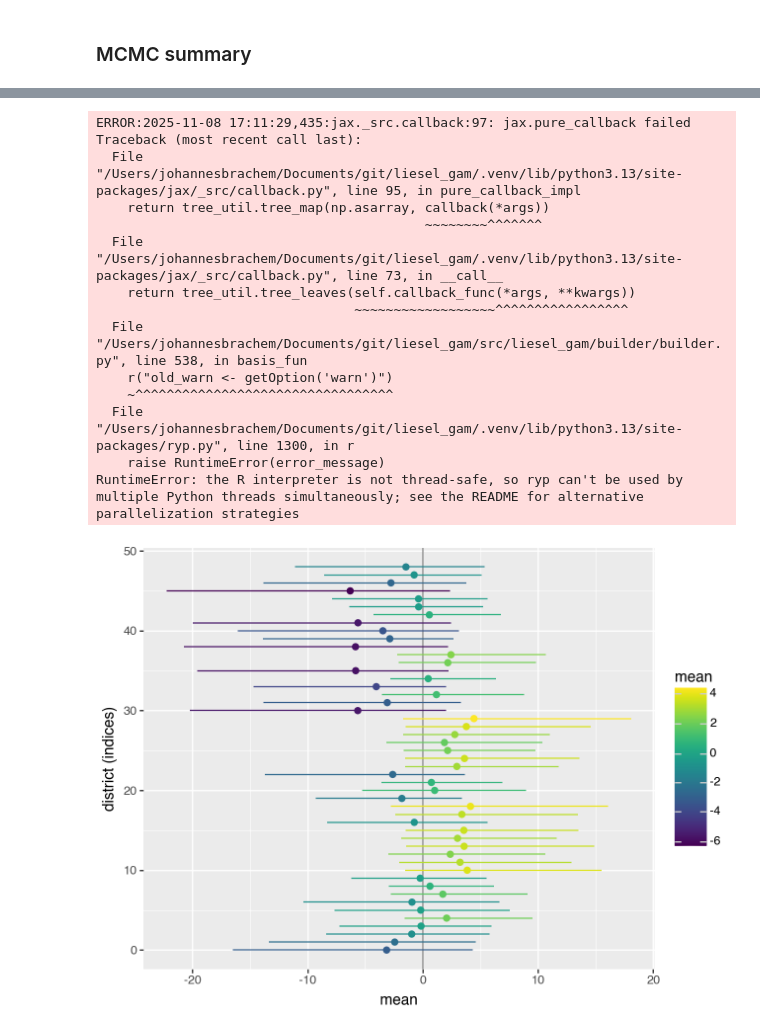
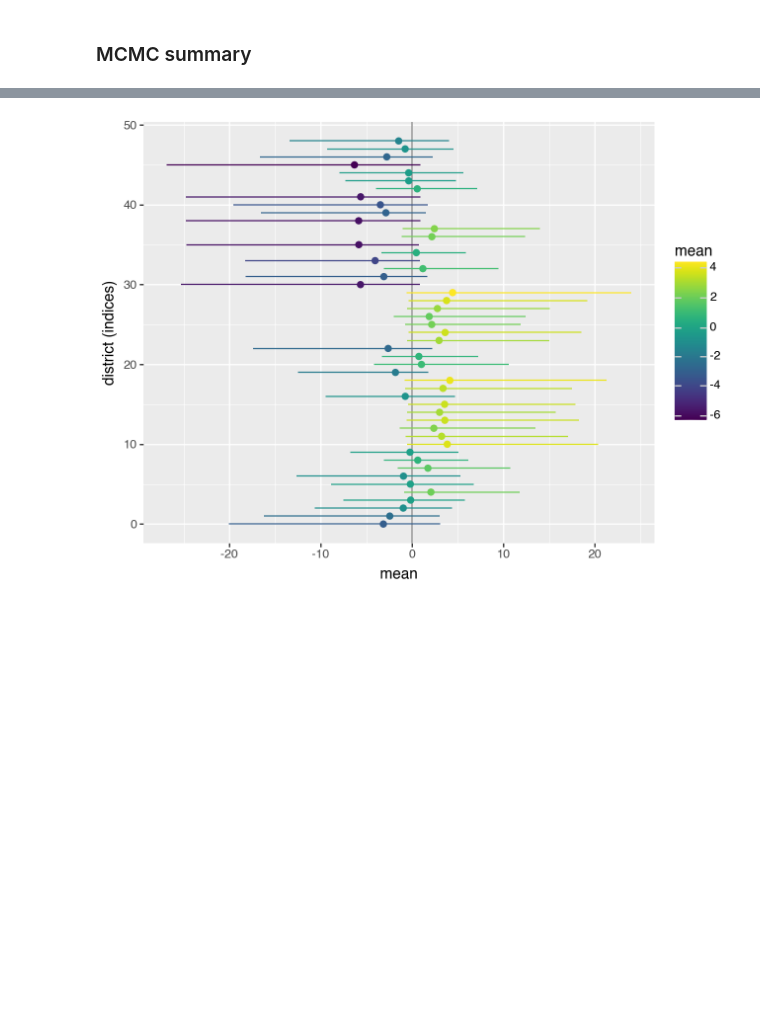
Before and after one commit to liesel-devs/liesel_gam, a Jupyter notebook: notebooks/test_mrf.ipynb, the cells around one changed output, grey strips where cells are left out. Drawn from its saved outputs; the diff is of its cells as text; code cells hidden in the pictures; blank space fills up the shorter version.

```diff
--- a/notebooks/test_mrf.ipynb
+++ b/notebooks/test_mrf.ipynb
@@ -283,20 +139,10 @@ plot_regions(
-# %%
-from liesel_gam.plots import plot_forest
-
-plot_forest(loc.terms["mrf1(district)"], samples)
-# %% [output]
-ERROR:2025-11-08 17:11:29,435:jax._src.callback:97: jax.pure_callback failed
-Traceback (most recent call last):
-  File "/Users/johannesbrachem/Documents/git/liesel_gam/.venv/lib/python3.13/site-packages/jax/_src/callback.py", line 95, in pure_callback_impl
-    return tree_util.tree_map(np.asarray, callback(*args))
-                                          ~~~~~~~~^^^^^^^
-  File "/Users/johannesbrachem/Documents/git/liesel_gam/.venv/lib/python3.13/site-packages/jax/_src/callback.py", line 73, in __call__
-    return tree_util.tree_leaves(self.callback_func(*args, **kwargs))
-                                 ~~~~~~~~~~~~~~~~~~^^^^^^^^^^^^^^^^^
-  File "/Users/johannesbrachem/Documents/git/liesel_gam/src/liesel_gam/builder/builder.py", line 538, in basis_fun
-    r("old_warn <- getOption('warn')")
-    ~^^^^^^^^^^^^^^^^^^^^^^^^^^^^^^^^^
-  File "/Users/johannesbrachem/Documents/git/liesel_gam/.venv/lib/python3.13/site-packages/ryp.py", line 1300, in r
-    raise RuntimeError(error_message)
-RuntimeError: the R interpreter is not thread-safe, so ryp can't be used by multiple Python threads simultaneously; see the README for alternative parallelization strategies
-[figure, removed]
+# %%
+gam.plot_forest(
+    term=loc.terms["mrf1(district)"],
+    samples=samples,
+    # labels=tb.bases.mappings["district"],
+    ymin="q_0.05",
+    ymax="q_0.95",
+)
+# %% [output]
+[figure, added]
```
Also changed, not shown: parts of 29 cells of this notebook, 8 other files.
